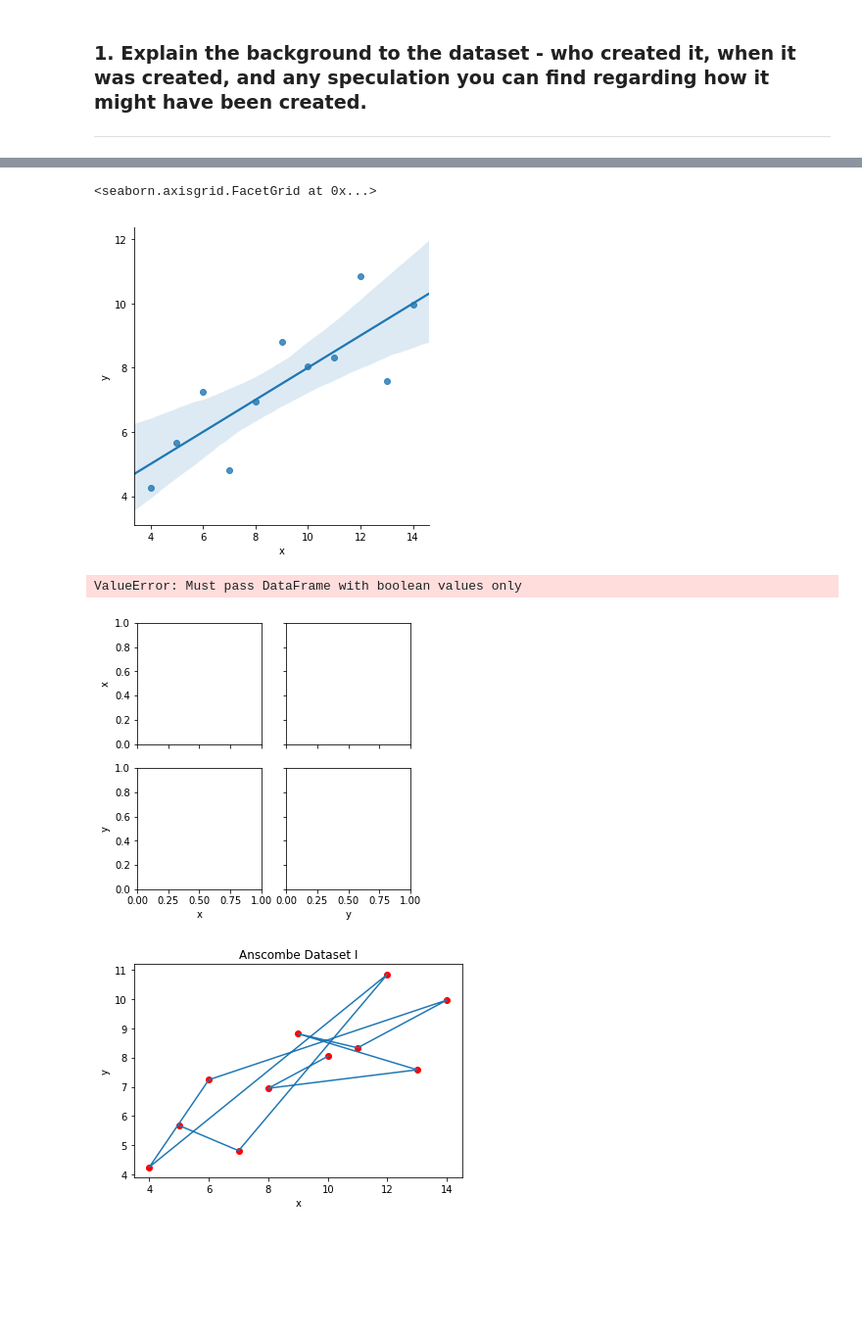
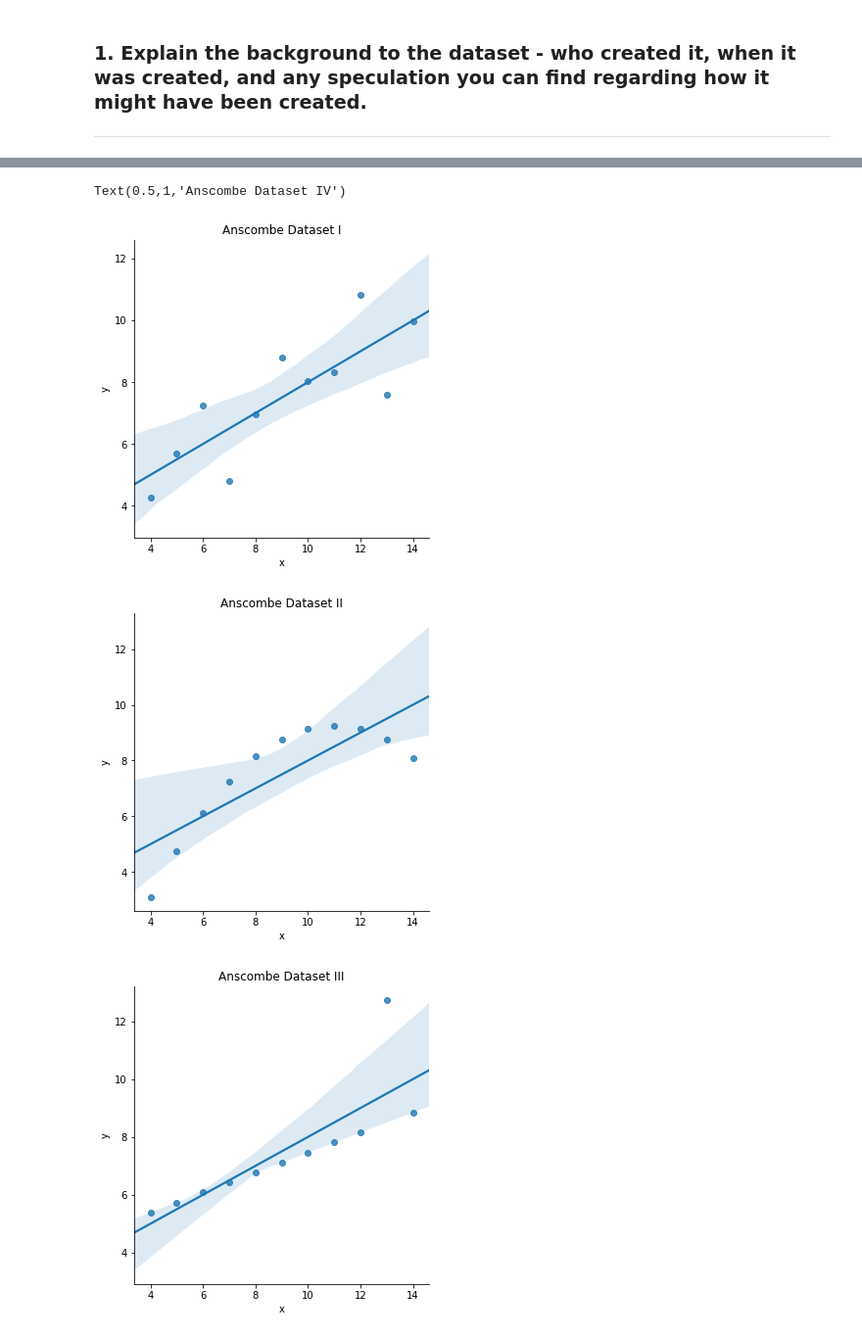
Before and after one commit to pjmeehan/FDA-Practical-Assignments, a Jupyter notebook: fda practical assignment 1.ipynb, the cells around one changed output, grey strips where cells are left out. Shown: that part at 98% size. Drawn from its saved outputs; the diff is of its cells as text; code cells hidden in the pictures; blank space fills up the shorter version.

```diff
--- a/fda practical assignment 1.ipynb
+++ b/fda practical assignment 1.ipynb
@@ -36,22 +52,3 @@ AI = pd.read_csv("AnscombeI.csv")
 AII = pd.read_csv("AnscombeII.csv")
 AIII = pd.read_csv("AnscombeIII.csv")
 AIV = pd.read_csv("AnscombeIV.csv")
-# %%
-sns.lmplot(x="x", y="y", data = AI)
-# %% [output]
-<seaborn.axisgrid.FacetGrid at 0x...>
-[figure, removed]
-# %%
-sns.pairplot(AI,AII,AIII,AIV)
-# %% [output]
-ValueError: Must pass DataFrame with boolean values only
-[figure, removed]
-# %%
-plt.scatter(AI['x'], AI['y'], c='r')
-plt.plot(AI['x'], AI['y'],)
-plt.xlabel('x')
-plt.ylabel('y')
-plt.title('Anscombe Dataset I')
-plt.show()
-# %% [output]
-[figure, removed]
@@ -57,0 +57,17 @@ plt.show()
+# %%
+sns.lmplot(x="x", y="y", data = AI,)
+plt.title('Anscombe Dataset I')
+
+sns.lmplot(x="x", y="y", data = AII)
+plt.title('Anscombe Dataset II')
+
+sns.lmplot(x="x", y="y", data = AIII)
+plt.title('Anscombe Dataset III')
+
+sns.lmplot(x="x", y="y", data = AIV)
+plt.title('Anscombe Dataset IV')
+# %% [output]
+Text(0.5,1,'Anscombe Dataset IV')
+[figure, added]
+[figure, added]
+[figure, added]
```
Also changed, not shown: parts of 20 cells of this notebook.
